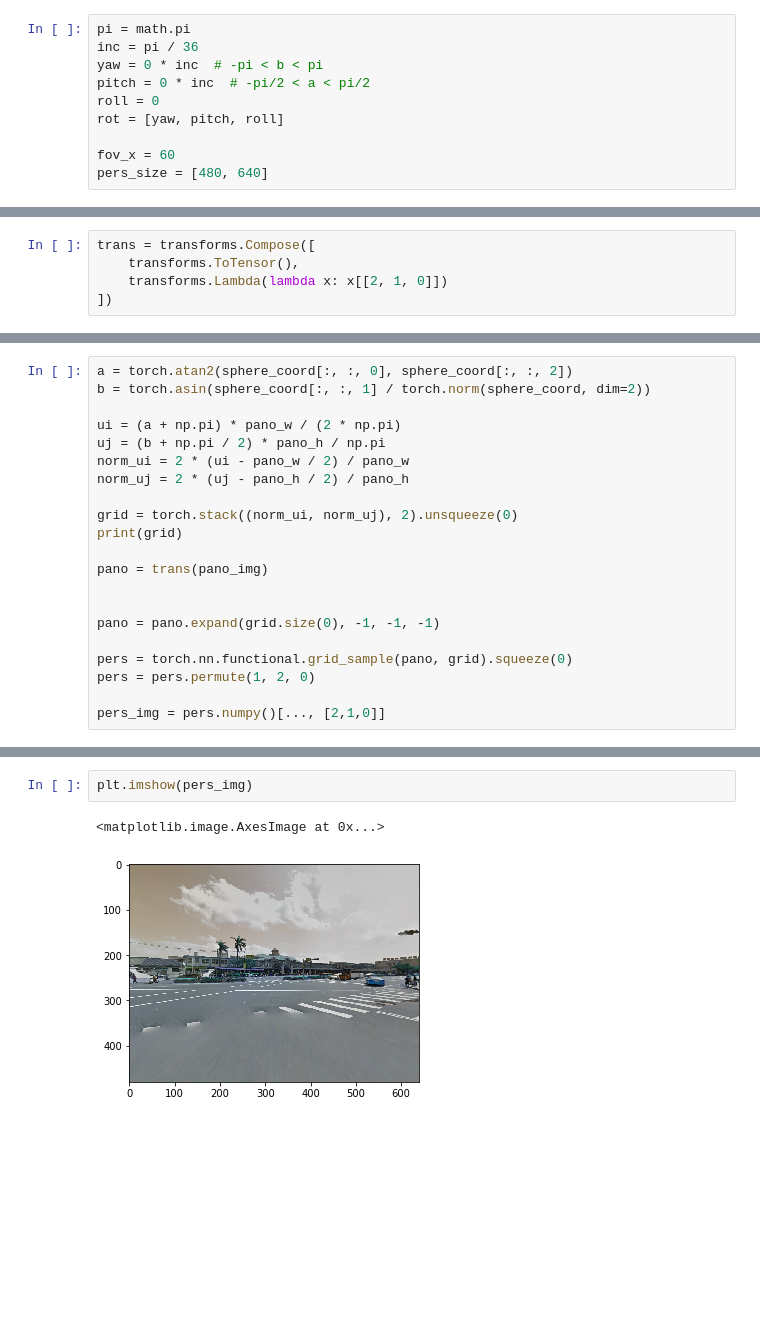
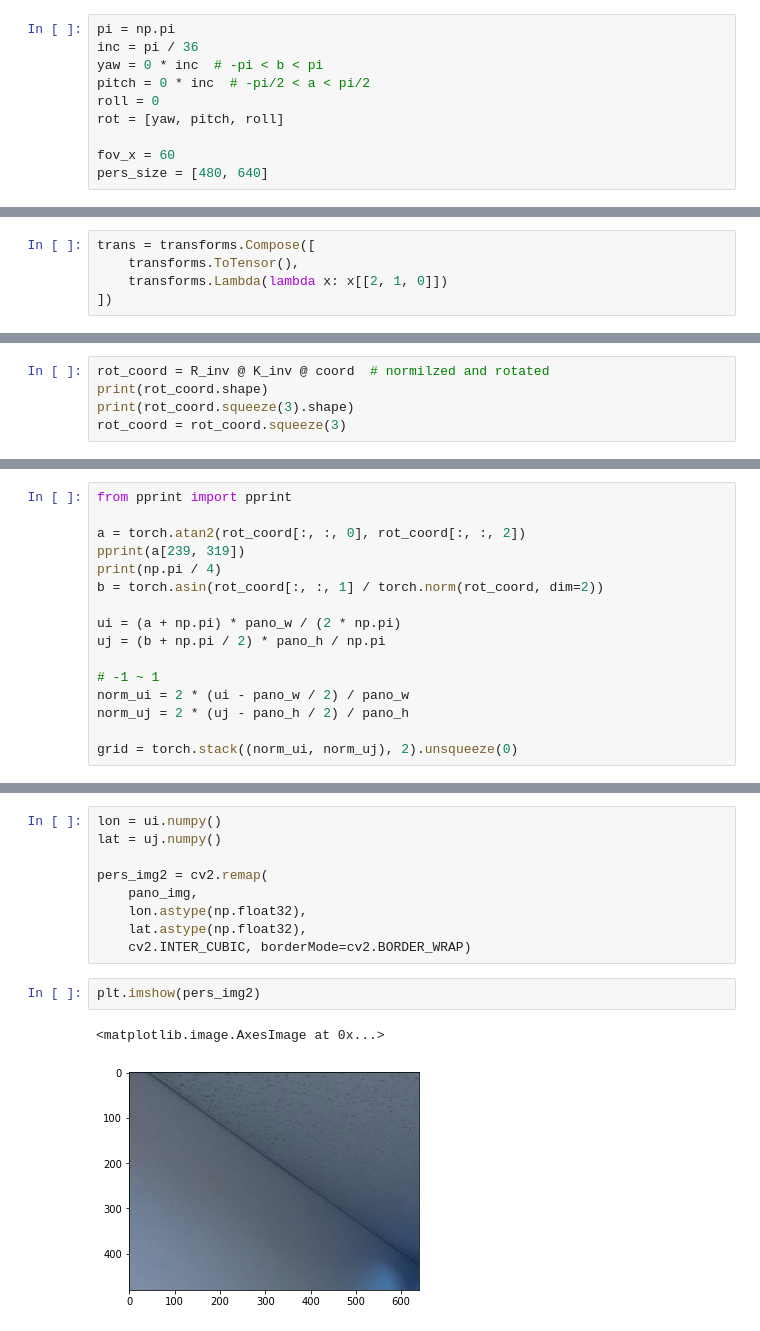
Before and after one commit to haruishi43/equilib, a Jupyter notebook: test.ipynb, the cells around one changed output, grey strips where cells are left out. Cells and saved outputs as stored; diff of their text form; blank space fills up the shorter version.

```diff
--- a/test.ipynb
+++ b/test.ipynb
@@ -20,5 +20,5 @@ plt.imshow(pano_img)
 # %%
-pi = math.pi
+pi = np.pi
 inc = pi / 36
 yaw = 0 * inc  # -pi < b < pi
 pitch = 0 * inc  # -pi/2 < a < pi/2
@@ -124,0 +114,5 @@ torch.Size([480, 640, 3])
+# %%
+rot_coord = R_inv @ K_inv @ coord  # normilzed and rotated
+print(rot_coord.shape)
+print(rot_coord.squeeze(3).shape)
+rot_coord = rot_coord.squeeze(3)
@@ -125,22 +122,17 @@ torch.Size([480, 640, 3])
 # %%
-a = torch.atan2(sphere_coord[:, :, 0], sphere_coord[:, :, 2])
-b = torch.asin(sphere_coord[:, :, 1] / torch.norm(sphere_coord, dim=2))
+from pprint import pprint
+
+a = torch.atan2(rot_coord[:, :, 0], rot_coord[:, :, 2])
+pprint(a[239, 319])
+print(np.pi / 4)
+b = torch.asin(rot_coord[:, :, 1] / torch.norm(rot_coord, dim=2))
 
 ui = (a + np.pi) * pano_w / (2 * np.pi)
 uj = (b + np.pi / 2) * pano_h / np.pi
+
+# -1 ~ 1
 norm_ui = 2 * (ui - pano_w / 2) / pano_w
 norm_uj = 2 * (uj - pano_h / 2) / pano_h
 
 grid = torch.stack((norm_ui, norm_uj), 2).unsqueeze(0)
-print(grid)
-
-pano = trans(pano_img)
-
-
-pano = pano.expand(grid.size(0), -1, -1, -1)
-
-pers = torch.nn.functional.grid_sample(pano, grid).squeeze(0)
-pers = pers.permute(1, 2, 0)
-
-pers_img = pers.numpy()[..., [2,1,0]]
 # %% [output]
@@ -238,5 +155,14 @@ tensor([[[[ 0.7500, -0.3918],
+# %%
+lon = ui.numpy()
+lat = uj.numpy()
+
+pers_img2 = cv2.remap(
+    pano_img,
+    lon.astype(np.float32),
+    lat.astype(np.float32),
+    cv2.INTER_CUBIC, borderMode=cv2.BORDER_WRAP)
 # %%
-plt.imshow(pers_img)
+plt.imshow(pers_img2)
 # %% [output]
 <matplotlib.image.AxesImage at 0x...>
-[figure, old version]
+[figure, new version]
```
Also changed, not shown: parts of 18 cells of this notebook, 1 other file.
